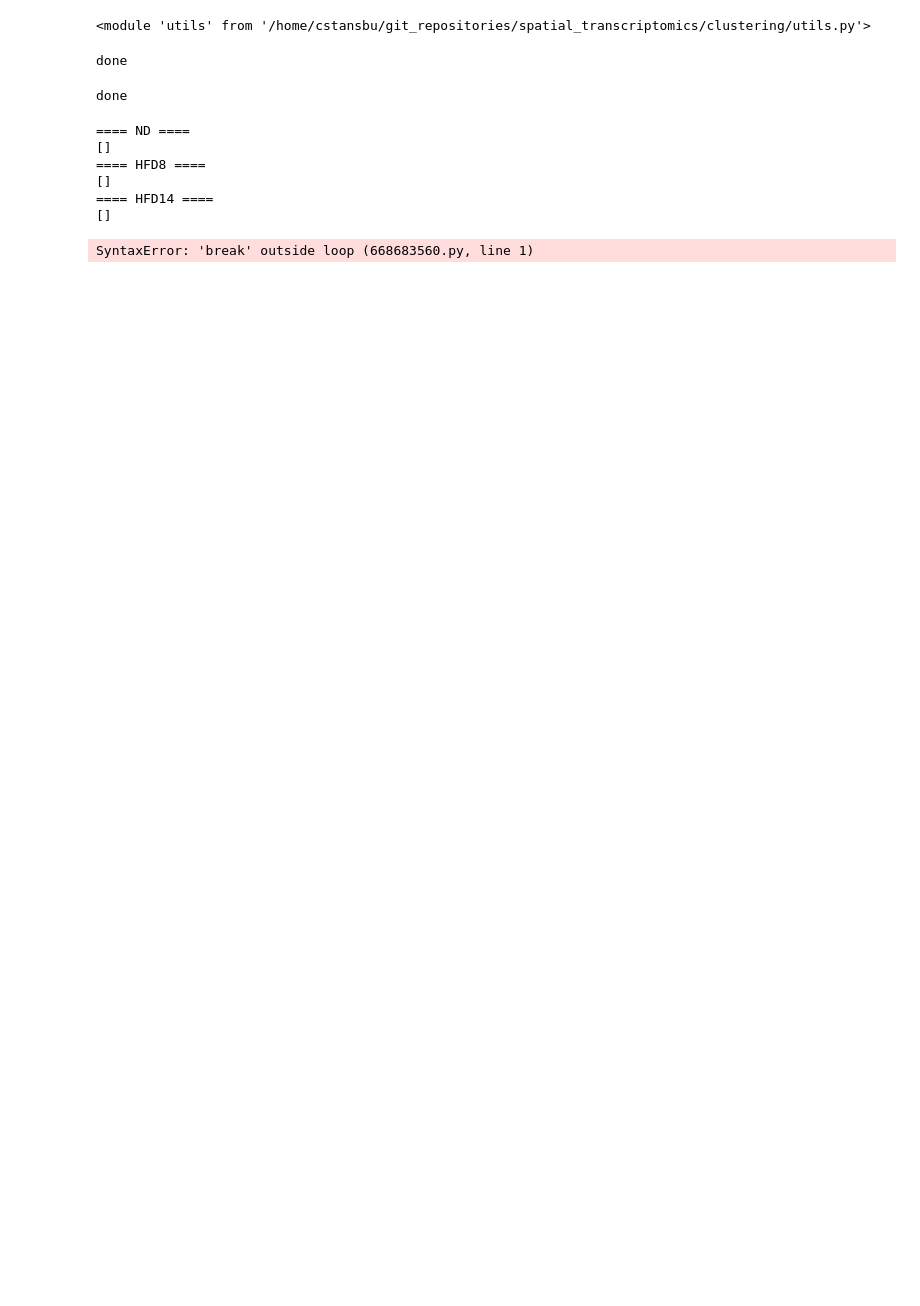
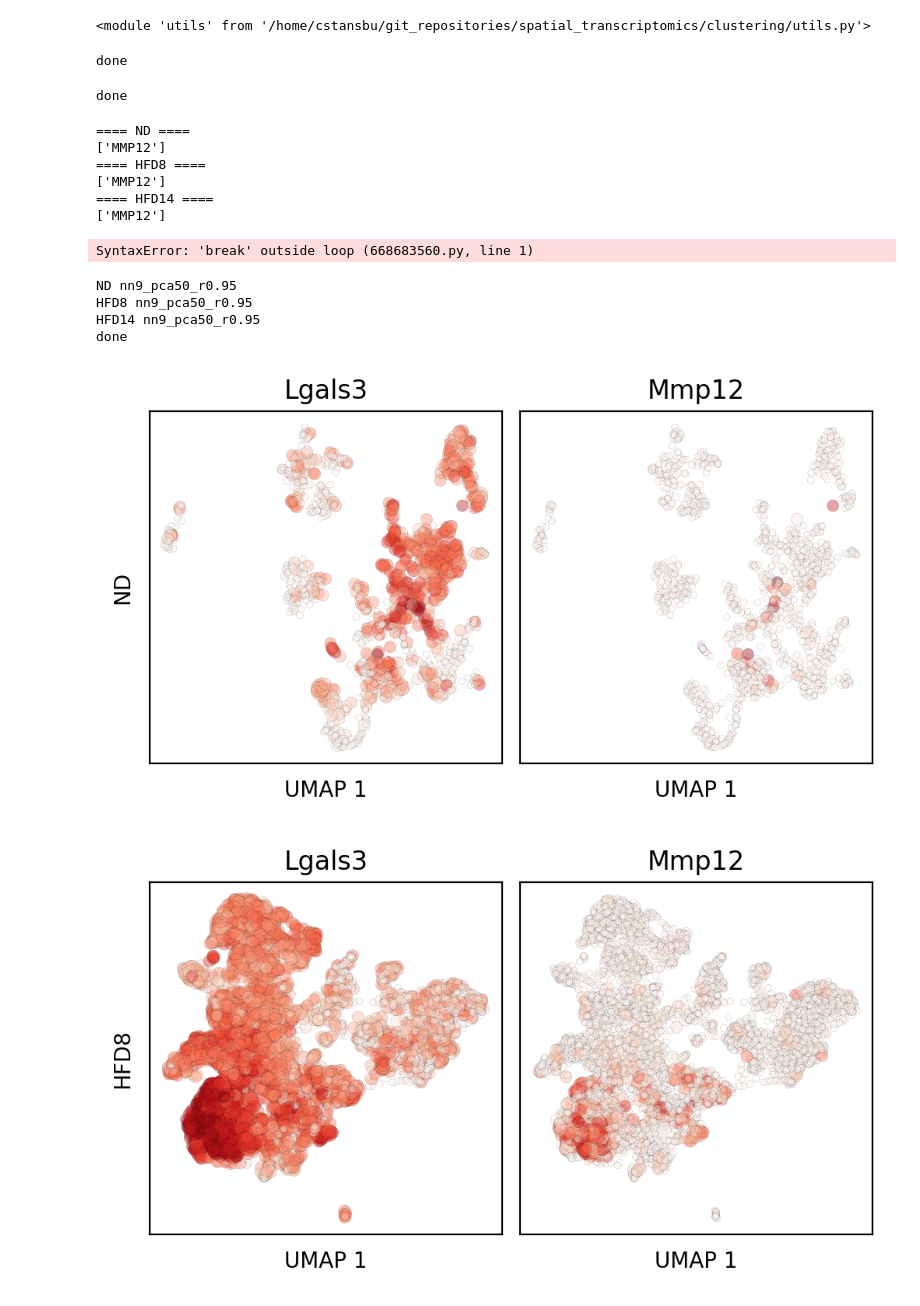
Before and after one commit to CooperStansbury/spatial_transcriptomics, a Jupyter notebook: clustering/quickPeek.ipynb, the cells around one changed output. Cells and saved outputs as stored; diff of their text form; code cells hidden in the pictures; blank space fills up the shorter version.

```diff
--- a/clustering/quickPeek.ipynb
+++ b/clustering/quickPeek.ipynb
@@ -61,7 +61,7 @@ print("done")
 # %% [output]
 done
 # %%
-check = 'VCIP'
+check = 'MMp12'
 
 keys = ['ND', 'HFD8', 'HFD14']
 
@@ -71,11 +71,11 @@ for k in keys:
     print([x for x in data.var_names if check.upper() in x])
 # %% [output]
 ==== ND ====
-[]
+['MMP12']
 ==== HFD8 ====
-[]
+['MMP12']
 ==== HFD14 ====
-[]
+['MMP12']
 # %%
 break
 # %% [output]
@@ -87,7 +87,7 @@ pltSize = 3
 keys = ['ND', 'HFD8', 'HFD14']
 # keys = ['ND']
 # query = ['C1QA', 'APOE', 'C1QB', 'PF4', 'CCL8']
-query = ['TRAF2', 'XBP1', 'ERN1']
+query = ['LGALS3', 'MMP12']
 
 
 res = []
@@ -124,30 +124,37 @@ for key in keys:
 
         mask = df[g] > 0
         c = np.where(mask, "tomato", "w")
         s = np.where(mask, 30, 10)
         y_pred = np.where(mask, 1, 0)
 
         axs[i].scatter(embedding[: , 0] ,
                              embedding[:, 1] ,
                              c=df[g],
                              cmap='Reds',
                              edgecolor="k",
                              lw=0.1,
                              s=s,
                              alpha=0.4)
 
         axs[i].set_title(str(g).lower().capitalize())
         axs[i].set_xlabel("UMAP 1")
         axs[i].set_yticks([])
         axs[i].set_xticks([])
 
         if i == 0:
             axs[i].set_ylabel(key)
 
 
     # plt.tight_layout()
     plt.subplots_adjust(wspace=0.05)
 
 
 res = pd.DataFrame(res)
 print('done')
+# %% [output]
+ND nn9_pca50_r0.95
+HFD8 nn9_pca50_r0.95
+HFD14 nn9_pca50_r0.95
+done
+[figure, added]
+[figure, added]
```
Also changed, not shown: parts of 2 cells of this notebook, 5 other files.
